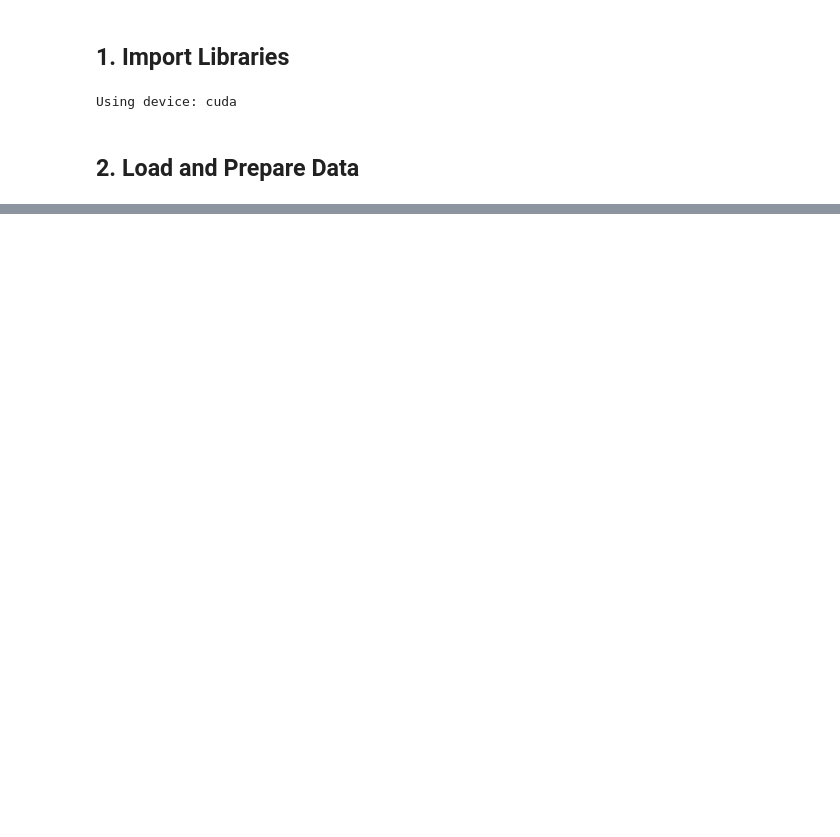
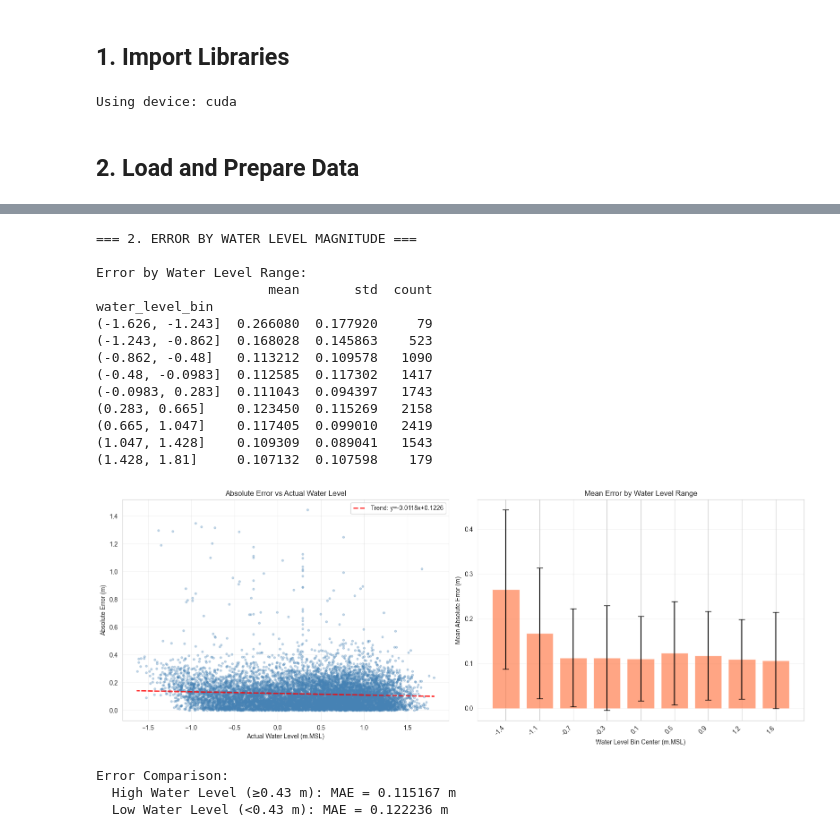
Before and after one commit to dniamsaard4codework/CPDSAI_Project, a Jupyter notebook: modelling.ipynb, the cells around one changed output, grey strips where cells are left out. Cells and saved outputs as stored; diff of their text form; code cells hidden in the pictures; blank space fills up the shorter version.

```diff
--- a/modelling.ipynb
+++ b/modelling.ipynb
@@ -678,0 +1313,69 @@ This notebook successfully implements and compares multiple approaches for 24-ho
+# %%
+# 2. Error by Water Level Magnitude
+print("\n=== 2. ERROR BY WATER LEVEL MAGNITUDE ===")
+
+# Define water level bins
+water_level_bins = np.linspace(y_test_aligned.min(), y_test_aligned.max(), 10)
+error_df['water_level_bin'] = pd.cut(y_test_aligned, bins=water_level_bins, include_lowest=True)
+
+bin_errors = error_df.groupby('water_level_bin')['abs_error'].agg(['mean', 'std', 'count'])
+print("\nError by Water Level Range:")
+print(bin_errors)
+
+# Visualize
+fig, axes = plt.subplots(1, 2, figsize=(16, 6))
+
+# Error vs Actual Water Level (scatter)
+axes[0].scatter(y_test_aligned, abs_errors, alpha=0.3, s=10, color='steelblue')
+axes[0].set_xlabel('Actual Water Level (m.MSL)')
+axes[0].set_ylabel('Absolute Error (m)')
+axes[0].set_title('Absolute Error vs Actual Water Level')
+axes[0].grid(True, alpha=0.3)
+
+# Add trend line
+z = np.polyfit(y_test_aligned, abs_errors, 1)
+p = np.poly1d(z)
+axes[0].plot(y_test_aligned, p(y_test_aligned), "r--", alpha=0.8, linewidth=2, label=f'Trend: y={z[0]:.4f}x+{z[1]:.4f}')
+axes[0].legend()
+
+# Binned error analysis
+bin_centers = [interval.mid for interval in bin_errors.index]
+axes[1].bar(range(len(bin_centers)), bin_errors['mean'].values,
+            yerr=bin_errors['std'].values, alpha=0.7, color='coral', capsize=5)
+axes[1].set_xticks(range(len(bin_centers)))
+axes[1].set_xticklabels([f'{bc:.1f}' for bc in bin_centers], rotation=45, ha='right')
+axes[1].set_xlabel('Water Level Bin Center (m.MSL)')
+axes[1].set_ylabel('Mean Absolute Error (m)')
+axes[1].set_title('Mean Error by Water Level Range')
+axes[1].grid(True, alpha=0.3, axis='y')
+
+plt.tight_layout()
+plt.show()
+
+# High vs Low water level errors
+median_water_level = np.median(y_test_aligned)
+high_water_mask = y_test_aligned >= median_water_level
+low_water_mask = y_test_aligned < median_water_level
+
+print(f"\nError Comparison:")
+print(f"  High Water Level (≥{median_water_level:.2f} m): MAE = {np.mean(abs_errors[high_water_mask]):.6f} m")
+print(f"  Low Water Level (<{median_water_level:.2f} m): MAE = {np.mean(abs_errors[low_water_mask]):.6f} m")
+# %% [output]
+=== 2. ERROR BY WATER LEVEL MAGNITUDE ===
+
+Error by Water Level Range:
+                      mean       std  count
+water_level_bin
+(-1.626, -1.243]  0.266080  0.177920     79
+(-1.243, -0.862]  0.168028  0.145863    523
+(-0.862, -0.48]   0.113212  0.109578   1090
+(-0.48, -0.0983]  0.112585  0.117302   1417
+(-0.0983, 0.283]  0.111043  0.094397   1743
+(0.283, 0.665]    0.123450  0.115269   2158
+(0.665, 1.047]    0.117405  0.099010   2419
+(1.047, 1.428]    0.109309  0.089041   1543
+(1.428, 1.81]     0.107132  0.107598    179
+[figure, added]
+Error Comparison:
+  High Water Level (≥0.43 m): MAE = 0.115167 m
+  Low Water Level (<0.43 m): MAE = 0.122236 m
```
Also changed, not shown: parts of 63 cells of this notebook, 6 other files.
